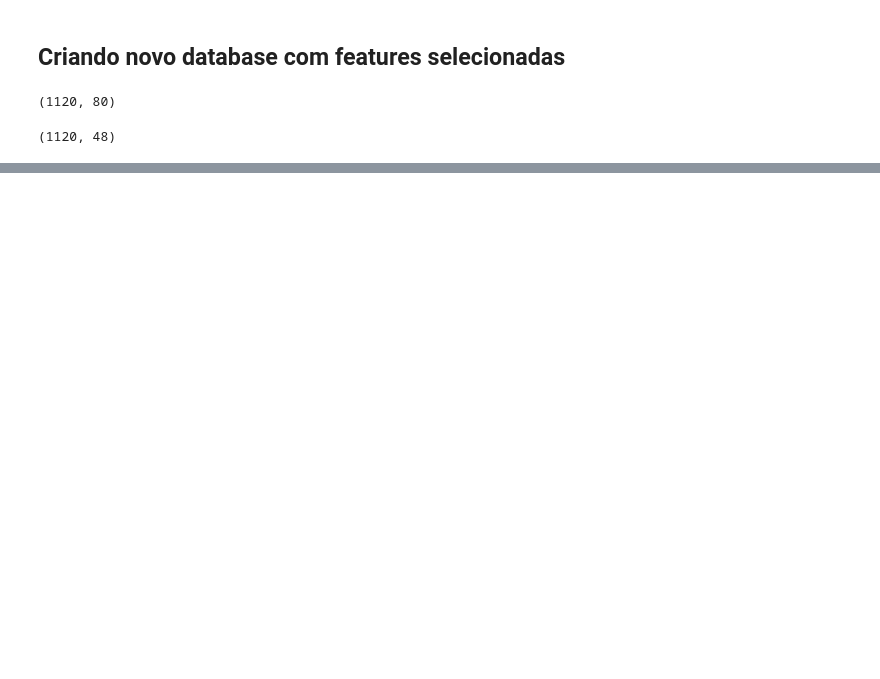
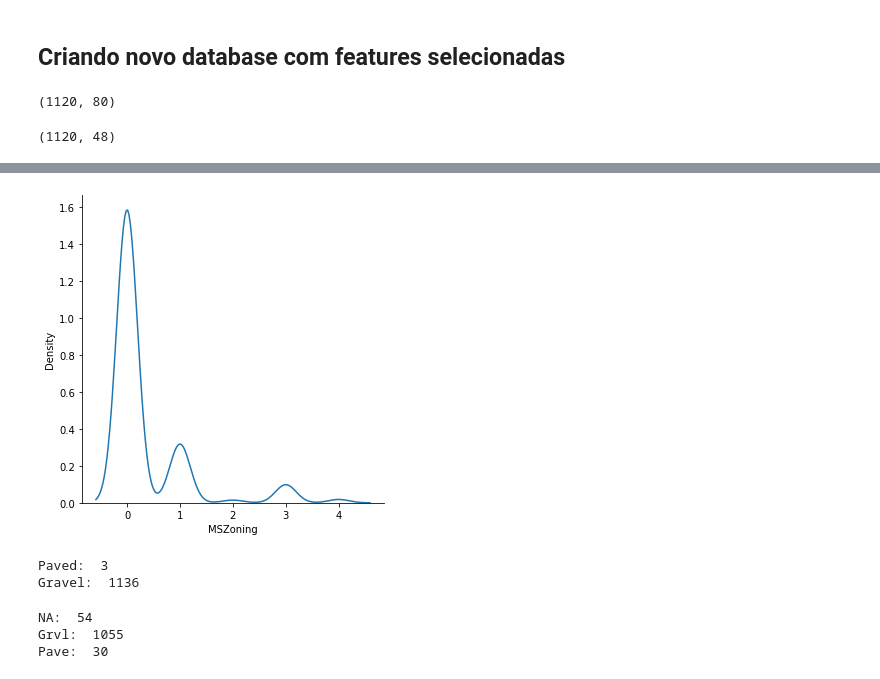
Before and after one commit to svhenrique/house-prices-predictor, a Jupyter notebook: HousePricesPredictor.ipynb, the cells around one changed output, grey strips where cells are left out. Cells and saved outputs as stored; diff of their text form; code cells hidden in the pictures; blank space fills up the shorter version.

```diff
--- a/HousePricesPredictor.ipynb
+++ b/HousePricesPredictor.ipynb
@@ -339,0 +328,31 @@ train_data.shape
+# %%
+# distribuição de probabilidade de MSZoning
+sns.displot(data=train_data, x='MSZoning', kind="kde")
+plt.show()
+# %% [output]
+[figure, added]
+# %%
+# Instâncias de Street
+
+zero = test_data[test_data['Street']==0]['Street']
+one = test_data[test_data['Street']==1]['Street']
+
+print('Paved: ', one.count())
+print('Gravel: ', zero.count())
+# %% [output]
+Paved:  3
+Gravel:  1136
+# %%
+# Instâncias de Alley
+
+zero = test_data[test_data['Alley']==0]['Alley']
+one = test_data[test_data['Alley']==1]['Alley']
+two = test_data[test_data['Alley']==2]['Alley']
+
+print('NA: ', one.count())
+print('Grvl: ', zero.count())
+print('Pave: ', two.count())
+# %% [output]
+NA:  54
+Grvl:  1055
+Pave:  30
```
Also changed, not shown: parts of 20 cells of this notebook.
